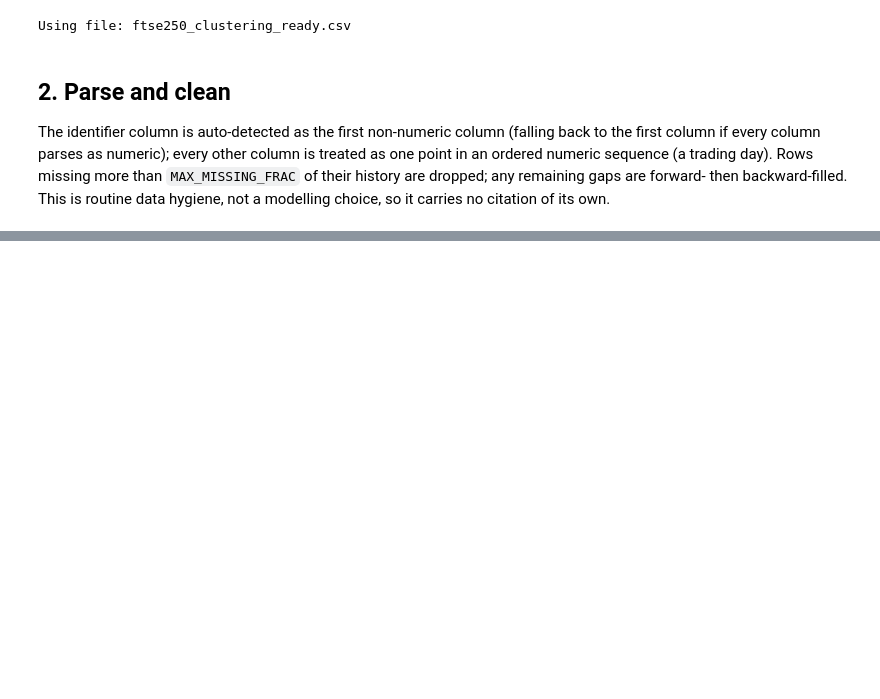
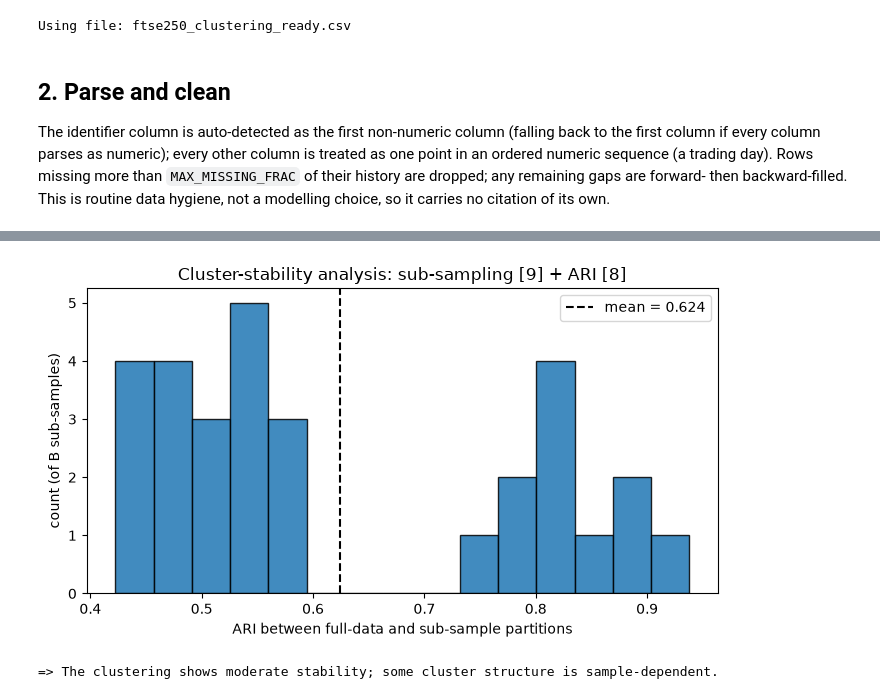
Before and after one commit to divyalakshmiram7-pixel/ERP-Unsupervised-Machine-Learning-for-Discovering-Patterns-in-Stock-Price-Movement., a Jupyter notebook: DBSCAN_colab.ipynb, the cells around one changed output, grey strips where cells are left out. Saved outputs shown, nothing was run; the diff lists cells and outputs as text; code cells hidden in the pictures; blank space fills up the shorter version.

```diff
--- a/DBSCAN_colab.ipynb
+++ b/DBSCAN_colab.ipynb
@@ -515,0 +491,20 @@ plt.show()
+# %%
+def stability_analysis(X_features, minpts, noise_pct, labels_full, B=30, frac=0.8, seed=RANDOM_STATE):
+    rng_local = np.random.default_rng(seed)
+    n_local = X_features.shape[0]
+    m = int(round(frac * n_local))
+    scores = []
+    for _ in range(B):
+        idx = rng_local.choice(n_local, size=m, replace=False)
+        _, _, sub_pca = fit_scaler_pca(X_features[idx], seed=seed)
+
+        # Re-derive eps on THIS subsample's own PCA space, using the same
+        # (MinPts, noise-percentile) rule [1, Sec 4.2] selected in Section 4.1 --
+        # reusing a previously-computed eps number here would be invalid, since
+        # PCA was just refit and its distance scale is not guaranteed to match.
+        kd_sub = sorted_kdist(sub_pca, minpts)
+        eps_sub = eps_from_noise_pct(kd_sub, noise_pct)
+
+        sub_labels = DBSCAN(eps=eps_sub, min_samples=minpts, metric="euclidean").fit_predict(sub_pca)
+        scores.append(adjusted_rand_score(labels_full[idx], sub_labels))
+    return np.array(scores)
@@ -515,0 +527,51 @@ plt.show()
+# %%
+scaler_full, pca_full, X_pca = fit_scaler_pca(X_raw)
+eps_full = eps_from_noise_pct(sorted_kdist(X_pca, MINPTS), BEST_NOISE_PCT)
+
+final = DBSCAN(eps=eps_full, min_samples=MINPTS, metric="euclidean")
+labels = final.fit_predict(X_pca)
+n = len(labels)
+
+is_core = np.zeros(n, dtype=bool)
+is_core[final.core_sample_indices_] = True
+is_border = (~is_core) & (labels != -1)
+is_noise = labels == -1
+
+cluster_ids = sorted(set(labels[labels != -1]))
+n_clusters = len(cluster_ids)
+sizes = pd.Series(labels[labels != -1]).value_counts().sort_index()
+
+print(f"Deployed fit (all {n} entities): eps={eps_full:.4f}, MinPts={MINPTS}")
+print(f"{n_clusters} clusters found")
+print(f"  core points:   {is_core.sum():>4d} ({is_core.mean():.1%})")
+print(f"  border points: {is_border.sum():>4d} ({is_border.mean():.1%})")
+print(f"  noise points:  {is_noise.sum():>4d} ({is_noise.mean():.1%})")
+print("\nCluster sizes:")
+print(sizes.rename("n_entities"))
+
+stability_scores = stability_analysis(X_raw, MINPTS, BEST_NOISE_PCT, labels, B=30, frac=0.8)
+print(f"\nCluster-stability analysis (B=30 sub-samples [9] of 80% of entities, "
+      f"eps re-derived per subsample via the same MinPts={MINPTS} / "
+      f"{BEST_NOISE_PCT}% noise rule [1], agreement via ARI [8]):")
+print(f"  mean ARI = {stability_scores.mean():.3f}")
+print(f"  std  ARI = {stability_scores.std():.3f}")
+print(f"  min / max ARI = {stability_scores.min():.3f} / {stability_scores.max():.3f}")
+
+fig, ax = plt.subplots(figsize=(7, 4))
+ax.hist(stability_scores, bins=15, color="C0", edgecolor="k", alpha=0.85)
+ax.axvline(stability_scores.mean(), color="k", ls="--", lw=1.5,
+           label=f"mean = {stability_scores.mean():.3f}")
+ax.set_xlabel("ARI between full-data and sub-sample partitions")
+ax.set_ylabel("count (of B sub-samples)")
+ax.set_title("Cluster-stability analysis: sub-sampling [9] + ARI [8]")
+ax.legend()
+plt.tight_layout()
+plt.show()
+
+if stability_scores.mean() > 0.7:
+    print("=> The clustering is highly stable under 20% data removal and a full pipeline refit.")
+elif stability_scores.mean() > 0.4:
+    print("=> The clustering shows moderate stability; some cluster structure is sample-dependent.")
+else:
+    print("=> The clustering is not very stable; treat the specific clusters found with caution.")
+# %% [output]
@@ -515,0 +592,2 @@ plt.show()
+[figure, added]
+=> The clustering shows moderate stability; some cluster structure is sample-dependent.
```
Also changed, not shown: parts of 46 cells of this notebook.
